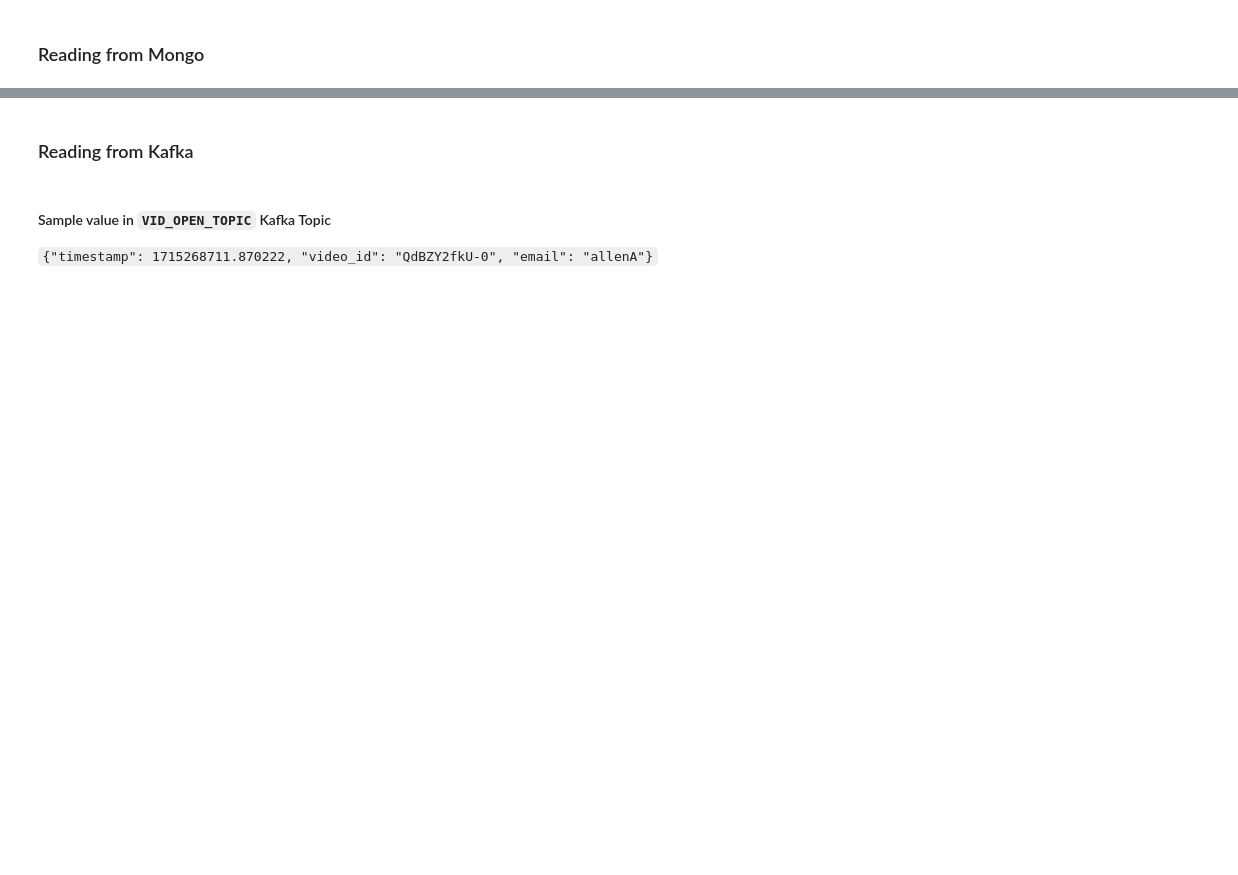
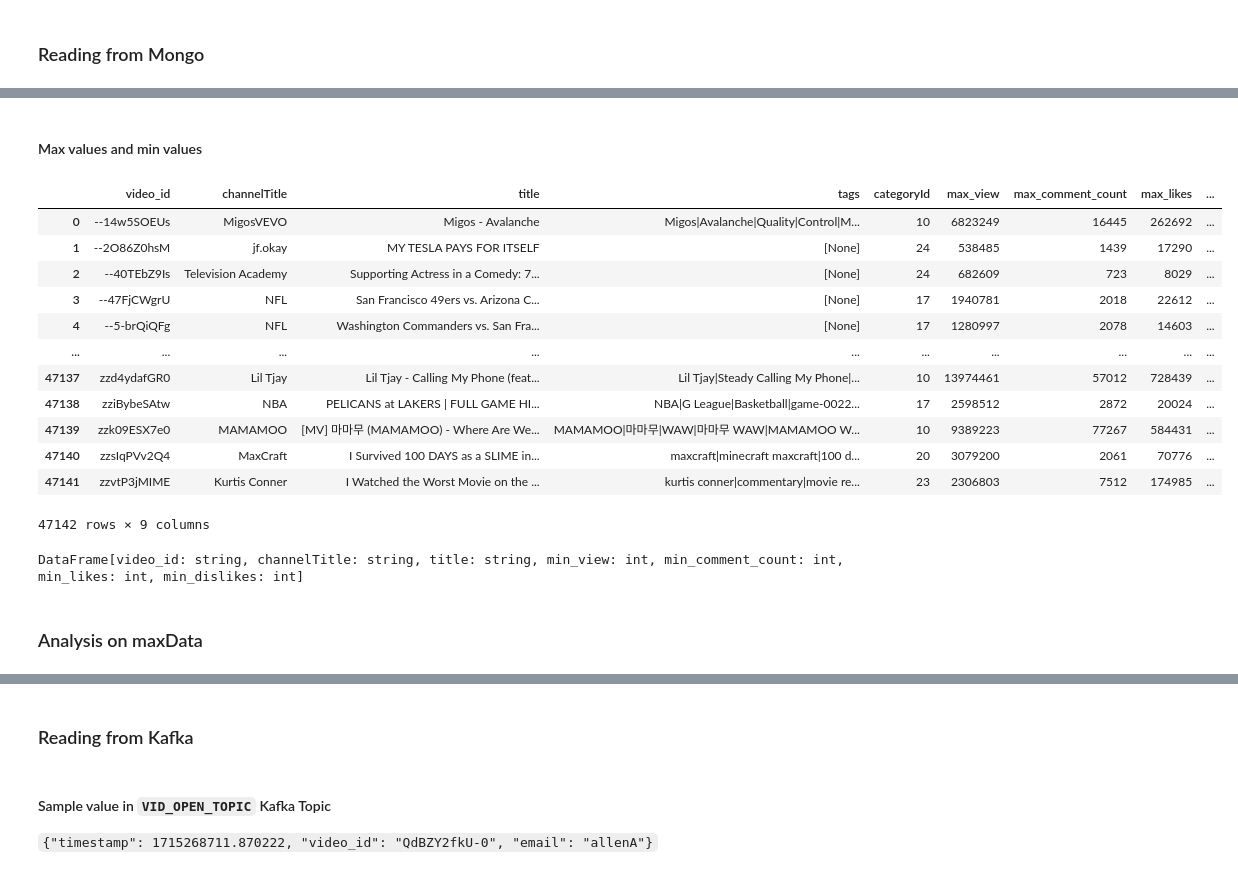
Before and after one commit to allen505/bigDataProj, a Jupyter notebook: sparkAnalysis/TrendingVids.ipynb, the cells around one changed output, grey strips where cells are left out. Saved outputs shown, nothing was run; the diff lists cells and outputs as text; code cells hidden in the pictures; blank space fills up the shorter version.

```diff
--- a/sparkAnalysis/TrendingVids.ipynb
+++ b/sparkAnalysis/TrendingVids.ipynb
@@ -64,0 +150,32 @@ root
+# %% [markdown]
+#### Max values and min values
+# %%
+max_data=filtered_data.groupby("video_id").agg(first("channelTitle").alias("channelTitle"),first("title").alias("title"),first('tags').alias('tags'),first("categoryId").alias("categoryId"),
+                                    max("view_count").alias("max_view"),max("comment_count").alias("max_comment_count"),max("likes").alias("max_likes"),
+                                    max("dislikes").alias("max_dislikes"))
+max_data_pd=max_data.toPandas()
+max_data_pd
+# %% [output]
+|  | video_id | channelTitle | title | tags | categoryId | max_view | max_comment_count | max_likes | ... |
+| 0 | --14w5SOEUs | MigosVEVO | Migos - Avalanche | Migos|Avalanche|Quality|Control|M... | 10 | 6823249 | 16445 | 262692 | ... |
+| 1 | --2O86Z0hsM | jf.okay | MY TESLA PAYS FOR ITSELF | [None] | 24 | 538485 | 1439 | 17290 | ... |
+| 2 | --40TEbZ9Is | Television Academy | Supporting Actress in a Comedy: 7... | [None] | 24 | 682609 | 723 | 8029 | ... |
+| 3 | --47FjCWgrU | NFL | San Francisco 49ers vs. Arizona C... | [None] | 17 | 1940781 | 2018 | 22612 | ... |
+| 4 | --5-brQiQFg | NFL | Washington Commanders vs. San Fra... | [None] | 17 | 1280997 | 2078 | 14603 | ... |
+| ... | ... | ... | ... | ... | ... | ... | ... | ... | ... |
+| 47137 | zzd4ydafGR0 | Lil Tjay | Lil Tjay - Calling My Phone (feat... | Lil Tjay|Steady Calling My Phone|... | 10 | 13974461 | 57012 | 728439 | ... |
+| 47138 | zziBybeSAtw | NBA | PELICANS at LAKERS | FULL GAME HI... | NBA|G League|Basketball|game-0022... | 17 | 2598512 | 2872 | 20024 | ... |
+| 47139 | zzk09ESX7e0 | MAMAMOO | [MV] 마마무 (MAMAMOO) - Where Are We... | MAMAMOO|마마무|WAW|마마무 WAW|MAMAMOO W... | 10 | 9389223 | 77267 | 584431 | ... |
+| 47140 | zzsIqPVv2Q4 | MaxCraft | I Survived 100 DAYS as a SLIME in... | maxcraft|minecraft maxcraft|100 d... | 20 | 3079200 | 2061 | 70776 | ... |
+| 47141 | zzvtP3jMIME | Kurtis Conner | I Watched the Worst Movie on the ... | kurtis conner|commentary|movie re... | 23 | 2306803 | 7512 | 174985 | ... |
+47142 rows × 9 columns
+# %%
+min_data=filtered_data.groupby("video_id").agg(first("channelTitle").alias("channelTitle"),first("title").alias("title"),
+                                    min("view_count").alias("min_view"),min("comment_count").alias("min_comment_count"),min("likes").alias("min_likes"),
+                                    min("dislikes").alias("min_dislikes"))
+min_data_pd=min_data.toPandas()
+min_data
+# %% [output]
+DataFrame[video_id: string, channelTitle: string, title: string, min_view: int, min_comment_count: int, min_likes: int, min_dislikes: int]
+# %% [markdown]
+### Analysis on maxData
```
Also changed, not shown: parts of 31 cells of this notebook.
